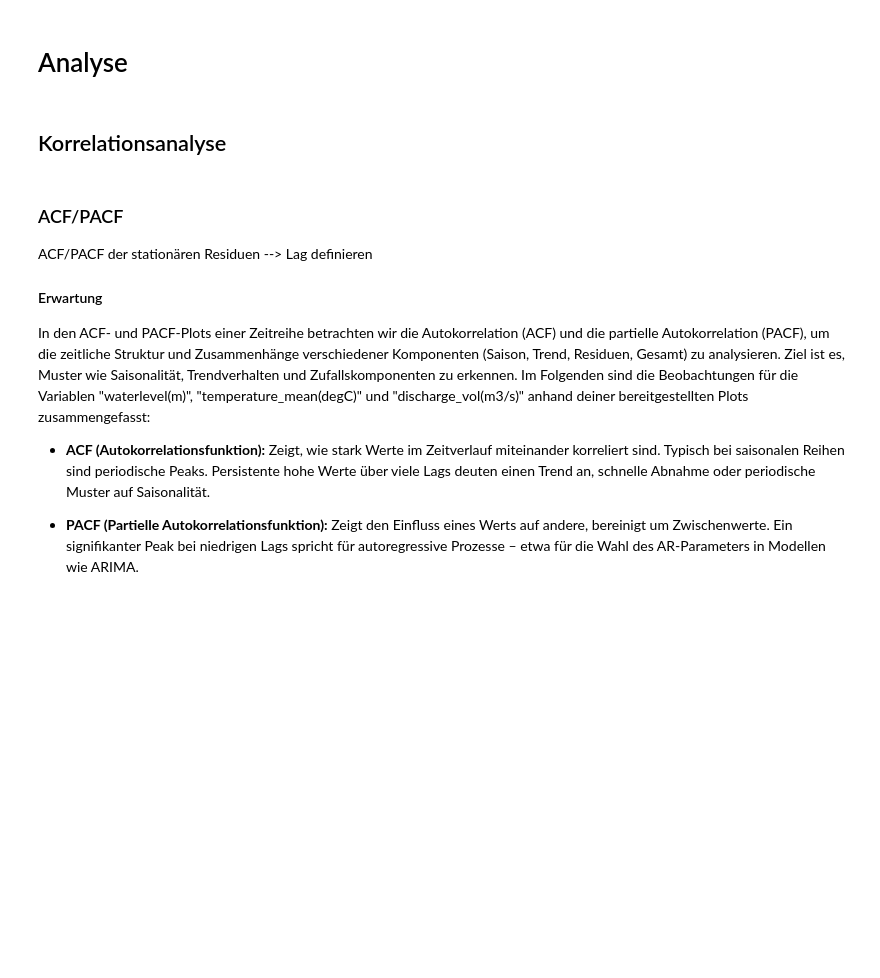
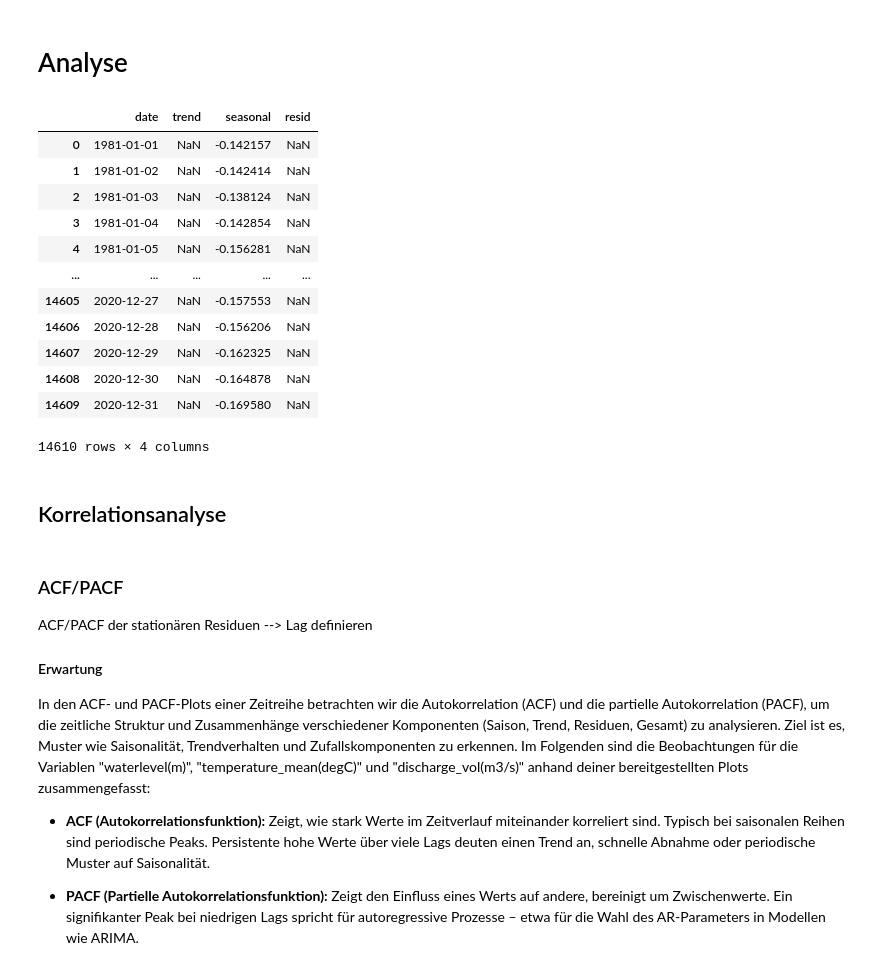
Before and after one commit to Sandra-Senn/spz_Wasserstand_analyse, a Jupyter notebook: notebooks/3_analyse.ipynb, the cells around one changed output. Saved outputs shown, nothing was run; the diff lists cells and outputs as text; code cells hidden in the pictures; blank space fills up the shorter version.

```diff
--- a/notebooks/3_analyse.ipynb
+++ b/notebooks/3_analyse.ipynb
@@ -20,6 +20,22 @@ df_vol_comp = pd.read_csv('../data/prediction/prediction_discharge_vol.csv')
 df_temp_comp = pd.read_csv('../data/prediction/prediction_temperature_mean.csv')
 df_level_comp = pd.read_csv('../data/prediction/prediction_waterlevel.csv')
 df_rain_comp = pd.read_csv('../data/prediction/prediction_rain.csv')
+# %%
+df_level_comp
+# %% [output]
+|  | date | trend | seasonal | resid |
+| 0 | 1981-01-01 | NaN | -0.142157 | NaN |
+| 1 | 1981-01-02 | NaN | -0.142414 | NaN |
+| 2 | 1981-01-03 | NaN | -0.138124 | NaN |
+| 3 | 1981-01-04 | NaN | -0.142854 | NaN |
+| 4 | 1981-01-05 | NaN | -0.156281 | NaN |
+| ... | ... | ... | ... | ... |
+| 14605 | 2020-12-27 | NaN | -0.157553 | NaN |
+| 14606 | 2020-12-28 | NaN | -0.156206 | NaN |
+| 14607 | 2020-12-29 | NaN | -0.162325 | NaN |
+| 14608 | 2020-12-30 | NaN | -0.164878 | NaN |
+| 14609 | 2020-12-31 | NaN | -0.169580 | NaN |
+14610 rows × 4 columns
 # %% [markdown]
 ## Korrelationsanalyse
 # %%
```
Also changed, not shown: parts of 6 cells of this notebook.
